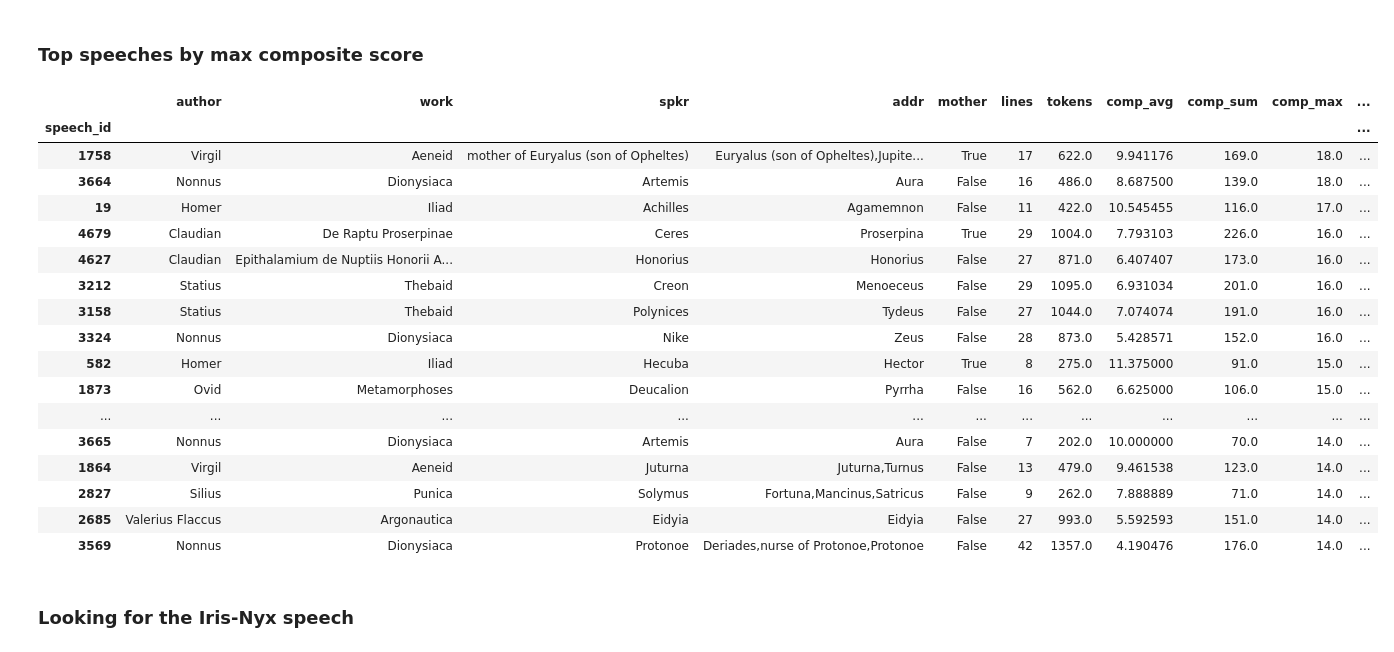
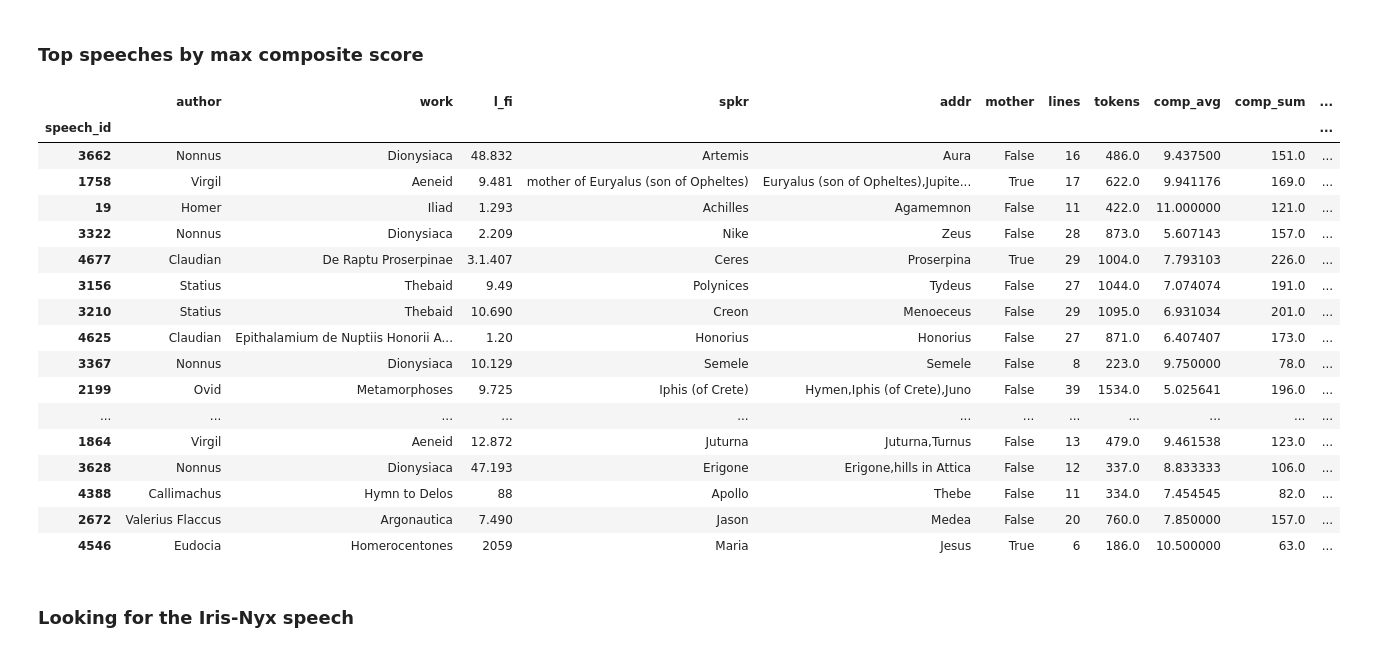
Before and after one commit to cwf2/dices-mta, a Jupyter notebook: Mother speech.ipynb, the cells around one changed output. Saved outputs shown, nothing was run; the diff lists cells and outputs as text; code cells hidden in the pictures.

```diff
--- a/Mother speech.ipynb
+++ b/Mother speech.ipynb
@@ -83,8 +88,8 @@ tokens.groupby(['speech_id']).agg(speech_id=('speech_id', 'first'), mother=('mot
 # %% [markdown]
 ## Hand-selected feature sets
 # %%
-excel_file = '/Users/chris/Dropbox/Epic Speeches/Listen to mummy/classification.xlsx'
-lemma_class = pd.read_excel(excel_file, 'classification')
+class_file = os.path.join('data', 'mother_diction.csv')
+lemma_class = pd.read_csv(class_file)
 # %%
 lem_dict = dict()
 
@@ -114,11 +120,17 @@ display(lem_dict)
 # %% [markdown]
 #### Add additional classification columns
 # %%
-for tag in ['family', 'pers_poss_s', 'pers_poss_p']:
+# add columns for the hand-marked features
+for tag in ['family', 'pers_1s', 'pers_2s']:
     tokens[tag] = tokens['lemma_spacy'].isin(lem_dict[tag]) | tokens['lemma_cltk'].isin(lem_dict[tag])
 
-tokens['interrog'] = tokens['lemma_cltk'].isin(lem_dict['interrog'])
+tokens['interrog'] = tokens['lemma_spacy'].isin(lem_dict['interrog'])
 
+# combine first and second person singular personal pronouns and possessives
+tokens['pers'] = (tokens['pers_1s'] | tokens['pers_2s'])
+
+# create a single 'marked verb' category
+#   blending imperatives, gerunds, and future tense
 tokens['marked_verb'] = (
     (tokens['mood_cltk'] == 'imperative') |
     (tokens['mood_spacy'] == 'Imp') |
@@ -144,5 +156,2 @@ display(tokens)
 # %% [markdown]
 # Analysis
-# %%
-for label, group in tokens.groupby('lang'):
-    display(label, pd.crosstab(group['marked_verb'], group['mother']))
@@ -193,14 +196,15 @@ for label, group in tokens.groupby('speech_id'):
     df = group.groupby('line_id').agg(
         author = ('author', 'first'),
         work = ('work', 'first'),
+        l_fi = ('l_fi', 'first'),
+        l_la = ('l_la', 'first'),
         spkr = ('spkr', 'first'),
         addr = ('addr', 'first'),
         mother = ('mother', 'first'),
         tokens = ('token_spacy', 'count'),
         marked_verb = ('marked_verb', 'sum'),
         family = ('family', 'sum'),
-        pers_poss_s = ('pers_poss_s', 'sum'),
-        pers_poss_p = ('pers_poss_p', 'sum'),
+        pers = ('pers', 'sum'),
         interrog = ('interrog', 'sum'),
     )
     results.append(
@@ -208,6 +212,8 @@ for label, group in tokens.groupby('speech_id'):
             speech_id = label,
             author = df['author'],
             work = df['work'],
+            l_fi = df['l_fi'],
+            l_la = df['l_la'],
             spkr = df['spkr'],
             addr = df['addr'],
             mother = df['mother'],
@@ -215,19 +221,17 @@ for label, group in tokens.groupby('speech_id'):
             tokens = df['tokens'].rolling(window=5, min_periods=1, center=True).sum(),
             family = df['family'].rolling(window=5, min_periods=1, center=True).sum(),
             marked_verb = df['marked_verb'].rolling(window=5, min_periods=1, center=True).sum(),
-            pers_poss_s = df['pers_poss_s'].rolling(window=5, min_periods=1, center=True).sum(),
-            pers_poss_p = df['pers_poss_p'].rolling(window=5, min_periods=1, center=True).sum(),
+            pers = df['pers'].rolling(window=5, min_periods=1, center=True).sum(),
             interrog = df['interrog'].rolling(window=5, min_periods=1, center=True).sum(),
         ))
     )
 results = pd.concat(results)
 results['marked_verb_norm'] = results['marked_verb'].div(results['tokens'])
 results['family_norm'] = results['family'].div(results['tokens'])
-results['pers_poss_s_norm'] = results['pers_poss_s'].div(results['tokens'])
-results['pers_poss_p_norm'] = results['pers_poss_p'].div(results['tokens'])
+results['pers_norm'] = results['pers'].div(results['tokens'])
 results['interrog_norm'] = results['interrog'].div(results['tokens'])
 
-results['comp'] = results['marked_verb'] + results['family'] + results['pers_poss_s'] + results['interrog']
+results['comp'] = results['marked_verb'] + results['family'] + results['pers'] + results['interrog']
 results['comp_norm'] = results['comp'].div(results['tokens'])
 # %% [markdown]
 ## Testing only
@@ -257,38 +244,39 @@ results.sort_values('comp', ascending=False)[:25]
 # %%
 x = results.groupby('speech_id').agg(
     author = ('author', 'first'),
     work = ('work', 'first'),
+    l_fi = ('l_fi', 'first'),
     spkr = ('spkr', 'first'),
     addr = ('addr', 'first'),
     mother = ('mother', 'first'),
     lines = ('tokens', 'count'),
     tokens = ('tokens', 'sum'),
     comp_avg = ('comp', 'mean'),
     comp_sum = ('comp', 'sum'),
     comp_max = ('comp', 'max'),
 )
 x['comp_norm'] = x['comp_sum'] / x['tokens']
-
-display(x.sort_values('comp_max', ascending=False)[:20])
+x = x.sort_values('comp_max', ascending=False)
+display(x[:20])
 # %% [output]
-|  | author | work | spkr | addr | mother | lines | tokens | comp_avg | comp_sum | comp_max | ... |
+|  | author | work | l_fi | spkr | addr | mother | lines | tokens | comp_avg | comp_sum | ... |
 | speech_id |  |  |  |  |  |  |  |  |  |  | ... |
-| 1758 | Virgil | Aeneid | mother of Euryalus (son of Opheltes) | Euryalus (son of Opheltes),Jupite... | True | 17 | 622.0 | 9.941176 | 169.0 | 18.0 | ... |
-| 3664 | Nonnus | Dionysiaca | Artemis | Aura | False | 16 | 486.0 | 8.687500 | 139.0 | 18.0 | ... |
-| 19 | Homer | Iliad | Achilles | Agamemnon | False | 11 | 422.0 | 10.545455 | 116.0 | 17.0 | ... |
-| 4679 | Claudian | De Raptu Proserpinae | Ceres | Proserpina | True | 29 | 1004.0 | 7.793103 | 226.0 | 16.0 | ... |
-| 4627 | Claudian | Epithalamium de Nuptiis Honorii A... | Honorius | Honorius | False | 27 | 871.0 | 6.407407 | 173.0 | 16.0 | ... |
-| 3212 | Statius | Thebaid | Creon | Menoeceus | False | 29 | 1095.0 | 6.931034 | 201.0 | 16.0 | ... |
-| 3158 | Statius | Thebaid | Polynices | Tydeus | False | 27 | 1044.0 | 7.074074 | 191.0 | 16.0 | ... |
-| 3324 | Nonnus | Dionysiaca | Nike | Zeus | False | 28 | 873.0 | 5.428571 | 152.0 | 16.0 | ... |
-| 582 | Homer | Iliad | Hecuba | Hector | True | 8 | 275.0 | 11.375000 | 91.0 | 15.0 | ... |
-| 1873 | Ovid | Metamorphoses | Deucalion | Pyrrha | False | 16 | 562.0 | 6.625000 | 106.0 | 15.0 | ... |
+| 3662 | Nonnus | Dionysiaca | 48.832 | Artemis | Aura | False | 16 | 486.0 | 9.437500 | 151.0 | ... |
+| 1758 | Virgil | Aeneid | 9.481 | mother of Euryalus (son of Opheltes) | Euryalus (son of Opheltes),Jupite... | True | 17 | 622.0 | 9.941176 | 169.0 | ... |
+| 19 | Homer | Iliad | 1.293 | Achilles | Agamemnon | False | 11 | 422.0 | 11.000000 | 121.0 | ... |
+| 3322 | Nonnus | Dionysiaca | 2.209 | Nike | Zeus | False | 28 | 873.0 | 5.607143 | 157.0 | ... |
+| 4677 | Claudian | De Raptu Proserpinae | 3.1.407 | Ceres | Proserpina | True | 29 | 1004.0 | 7.793103 | 226.0 | ... |
+| 3156 | Statius | Thebaid | 9.49 | Polynices | Tydeus | False | 27 | 1044.0 | 7.074074 | 191.0 | ... |
+| 3210 | Statius | Thebaid | 10.690 | Creon | Menoeceus | False | 29 | 1095.0 | 6.931034 | 201.0 | ... |
+| 4625 | Claudian | Epithalamium de Nuptiis Honorii A... | 1.20 | Honorius | Honorius | False | 27 | 871.0 | 6.407407 | 173.0 | ... |
+| 3367 | Nonnus | Dionysiaca | 10.129 | Semele | Semele | False | 8 | 223.0 | 9.750000 | 78.0 | ... |
+| 2199 | Ovid | Metamorphoses | 9.725 | Iphis (of Crete) | Hymen,Iphis (of Crete),Juno | False | 39 | 1534.0 | 5.025641 | 196.0 | ... |
 | ... | ... | ... | ... | ... | ... | ... | ... | ... | ... | ... | ... |
-| 3665 | Nonnus | Dionysiaca | Artemis | Aura | False | 7 | 202.0 | 10.000000 | 70.0 | 14.0 | ... |
-| 1864 | Virgil | Aeneid | Juturna | Juturna,Turnus | False | 13 | 479.0 | 9.461538 | 123.0 | 14.0 | ... |
-| 2827 | Silius | Punica | Solymus | Fortuna,Mancinus,Satricus | False | 9 | 262.0 | 7.888889 | 71.0 | 14.0 | ... |
-| 2685 | Valerius Flaccus | Argonautica | Eidyia | Eidyia | False | 27 | 993.0 | 5.592593 | 151.0 | 14.0 | ... |
-| 3569 | Nonnus | Dionysiaca | Protonoe | Deriades,nurse of Protonoe,Protonoe | False | 42 | 1357.0 | 4.190476 | 176.0 | 14.0 | ... |
+| 1864 | Virgil | Aeneid | 12.872 | Juturna | Juturna,Turnus | False | 13 | 479.0 | 9.461538 | 123.0 | ... |
+| 3628 | Nonnus | Dionysiaca | 47.193 | Erigone | Erigone,hills in Attica | False | 12 | 337.0 | 8.833333 | 106.0 | ... |
+| 4388 | Callimachus | Hymn to Delos | 88 | Apollo | Thebe | False | 11 | 334.0 | 7.454545 | 82.0 | ... |
+| 2672 | Valerius Flaccus | Argonautica | 7.490 | Jason | Medea | False | 20 | 760.0 | 7.850000 | 157.0 | ... |
+| 4546 | Eudocia | Homerocentones | 2059 | Maria | Jesus | True | 6 | 186.0 | 10.500000 | 63.0 | ... |
 # %% [markdown]
 ### Looking for the Iris-Nyx speech
 # %%
```
Also changed, not shown: parts of 30 cells of this notebook, 4 other files.
